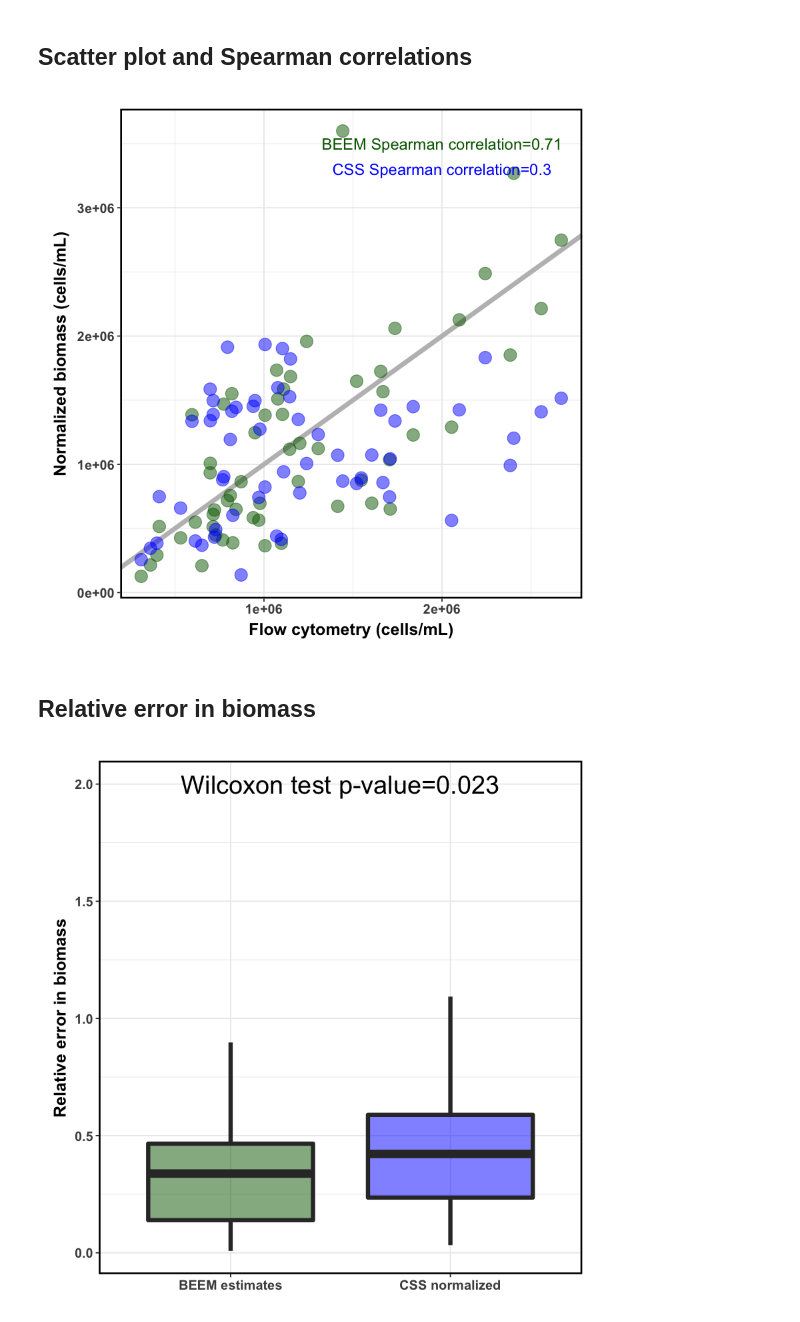
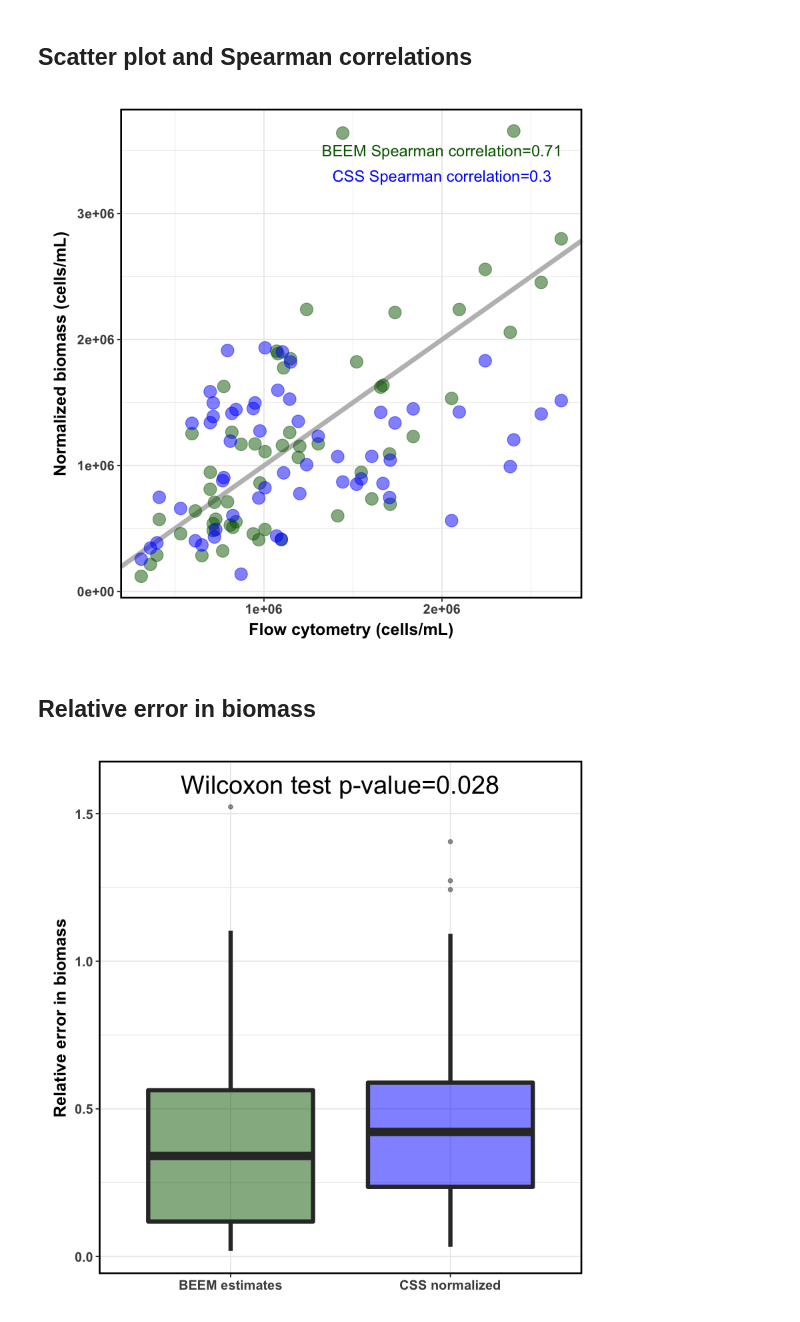
Before and after one commit to lch14forever/BEEM, a Jupyter notebook: isme.ipynb, the cells around one changed output. Cells and saved outputs as stored; diff of their text form; code cells hidden in the pictures.

```diff
--- a/isme.ipynb
+++ b/isme.ipynb
@@ -103,7 +103,7 @@ dat <- df.counts.sel/median(colSums(df.counts.sel)) * scaling
 res <- EM(dat=dat, meta=meta, dev=10,
           verbose=TRUE,
           refSp=3,
-          min_iter = 100,epsilon = 0.3, max_iter = 200,
+          min_iter = 50,epsilon = 0.5, max_iter = 100,
           ncpu=4, scaling = scaling,seed=0)
 # %% [output]
 Preprocessing data ...
@@ -142,7 +142,7 @@ Preprocessing data ...
 # %%
 trace.mse <- res$trace.mse
 min.mse <- min(trace.mse)
-trace.mse[1:10] <- Inf
+trace.mse[1:50] <- Inf
 em.idx <- which((trace.mse-min.mse) < res$epsilon*min.mse)
 biomass <- apply(res$trace.biomass[,em.idx],1,median)
 
@@ -171,33 +171,33 @@ ggplot(plot.dat.biomass,aes(x=Flow.cytometry, y=BEEM.estimates)) +
     annotate("text",x=2e6,y=3.5e6,size=5,label=paste0("BEEM Spearman correlation=",round(cor.test(biomass.true.sel,biomass, method='spearman')$estimate,2)),col='darkgreen') +
     annotate("text",x=2e6,y=3.3e6,size=5,label=paste0("CSS Spearman correlation=",round(cor.test(biomass.true.sel,biomass.css.sel, method='spearman')$estimate,2)),col='blue')
 # %% [output]
-[figure, old version]
+[figure, new version]
 # %% [markdown]
 ## Relative error in biomass
 # %%
 ## function to compute relaitve error
 rel_err <- function(a,b){
     a <- c(a)
     b <- c(b)
     tmp <- abs((a-b)/(a))
     ## 0/0 --> no error
     tmp[is.nan(tmp)] <- 0
     tmp
 }
 
 beem.rel.err <- with(plot.dat.biomass, rel_err(Flow.cytometry,BEEM.estimates))
 css.rel.err <- with(plot.dat.biomass, rel_err(Flow.cytometry,CSS.normalized))
 
 c.dat <- rbind(data.frame(rel.err=beem.rel.err, method="BEEM estimates"),
                data.frame(rel.err=css.rel.err, method="CSS normalized"))
 
 test.p <- round(wilcox.test(beem.rel.err,css.rel.err, alternative = 'less')$p.value,3)
 
 
 ggplot(c.dat,aes(x=method,y=rel.err,fill=method)) +
-    geom_boxplot(outlier.shape = NA, alpha=0.5, lwd=1.8) +
+    geom_boxplot(alpha=0.5, lwd=1.8) +
     labs(x=NULL,y='Relative error in biomass')+
     scale_fill_manual(values=c('darkgreen','blue'),guide='none') +
-    annotate("text",x=1.5,y=2,size=8,label=paste0("Wilcoxon test p-value=",test.p))
+    annotate("text",x=1.5,y=1.6,size=8,label=paste0("Wilcoxon test p-value=",test.p))
 # %% [output]
-[figure, old version]
+[figure, new version]
```
Also changed, not shown: parts of 1 cell of this notebook.
